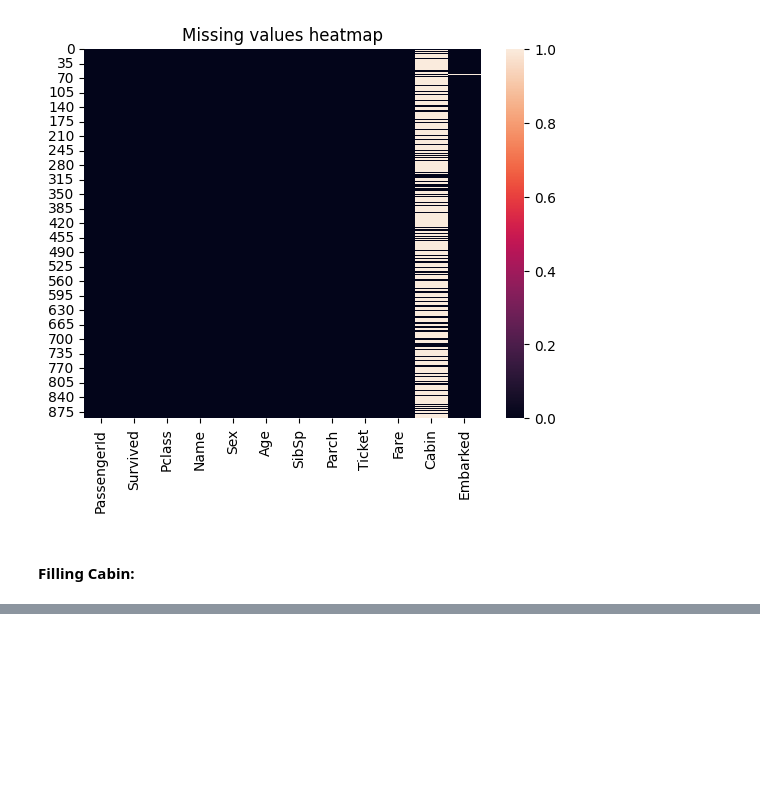
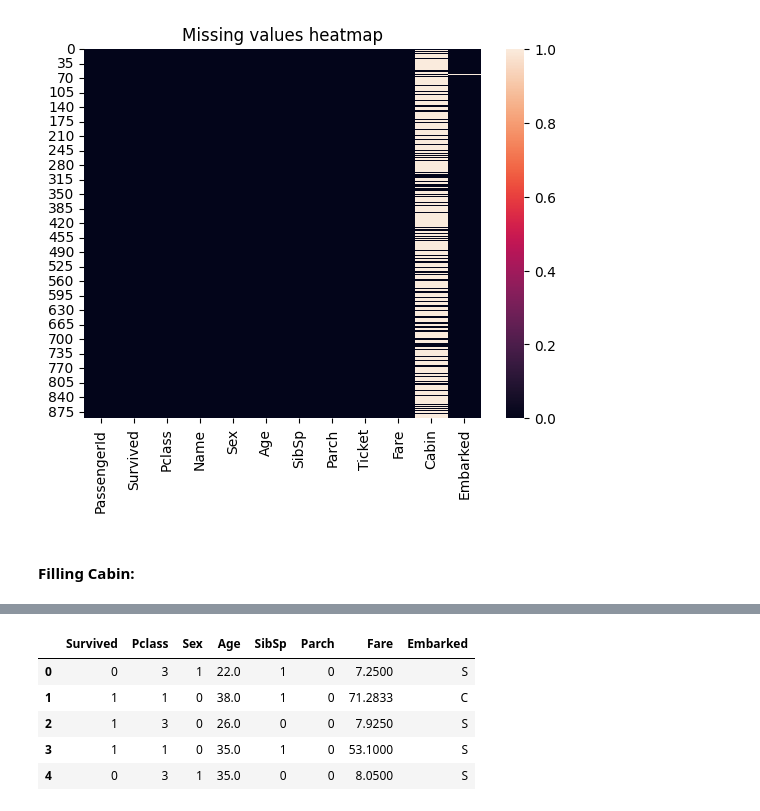
Before and after one commit to MedChahb/titanic_survivability, a Jupyter notebook: titanic.ipynb, the cells around one changed output, grey strips where cells are left out. Saved outputs shown, nothing was run; the diff lists cells and outputs as text; code cells hidden in the pictures; blank space fills up the shorter version.

```diff
--- a/titanic.ipynb
+++ b/titanic.ipynb
@@ -156,0 +203,12 @@ plt.show()
+# %%
+# this is a commun transformation when we get columns like Sex, we just use the one-hot encoding using get_dummies() pandas method
+
+df["Sex"] = pd.get_dummies(df["Sex"], drop_first=True).astype(int) # change boolean type of get_dumies() into binary using astype(int) method
+df.head()
+# %% [output]
+|  | Survived | Pclass | Sex | Age | SibSp | Parch | Fare | Embarked |
+| 0 | 0 | 3 | 1 | 22.0 | 1 | 0 | 7.2500 | S |
+| 1 | 1 | 1 | 0 | 38.0 | 1 | 0 | 71.2833 | C |
+| 2 | 1 | 3 | 0 | 26.0 | 0 | 0 | 7.9250 | S |
+| 3 | 1 | 1 | 0 | 35.0 | 1 | 0 | 53.1000 | S |
+| 4 | 0 | 3 | 1 | 35.0 | 0 | 0 | 8.0500 | S |
```
Also changed, not shown: parts of 12 cells of this notebook.
